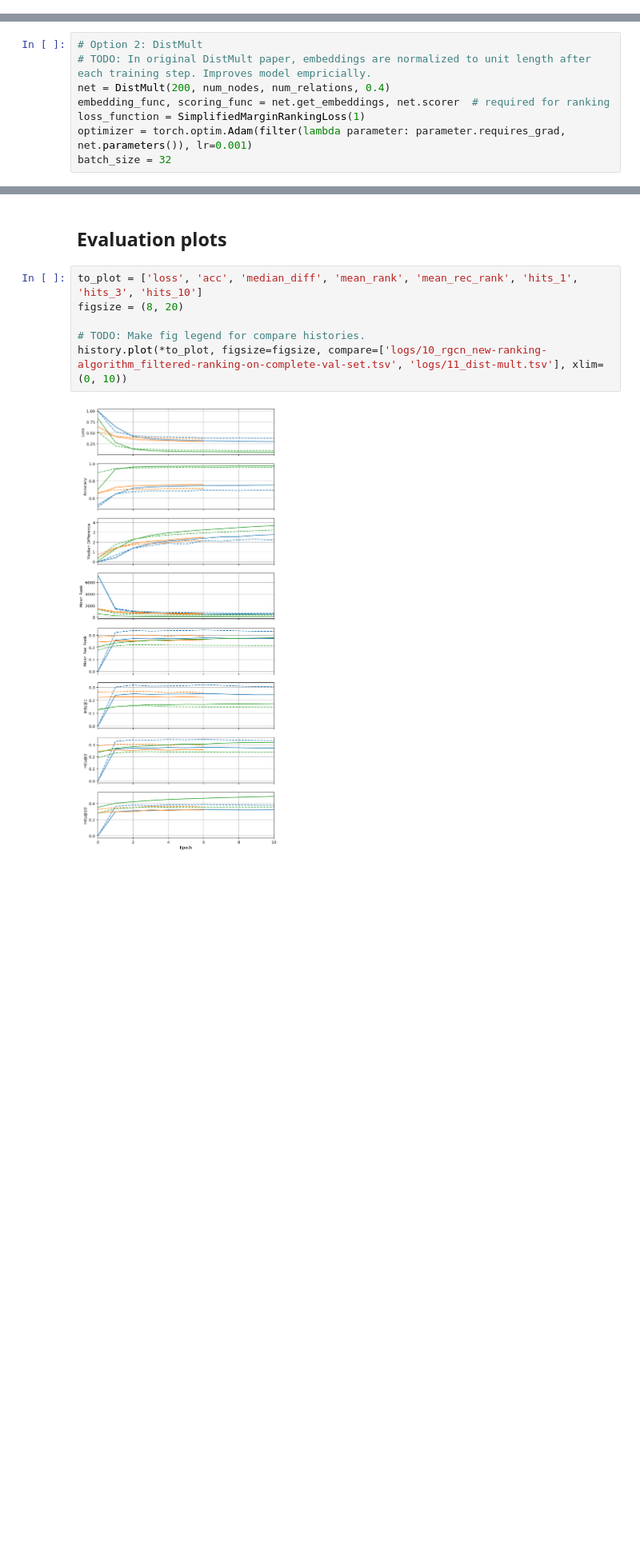
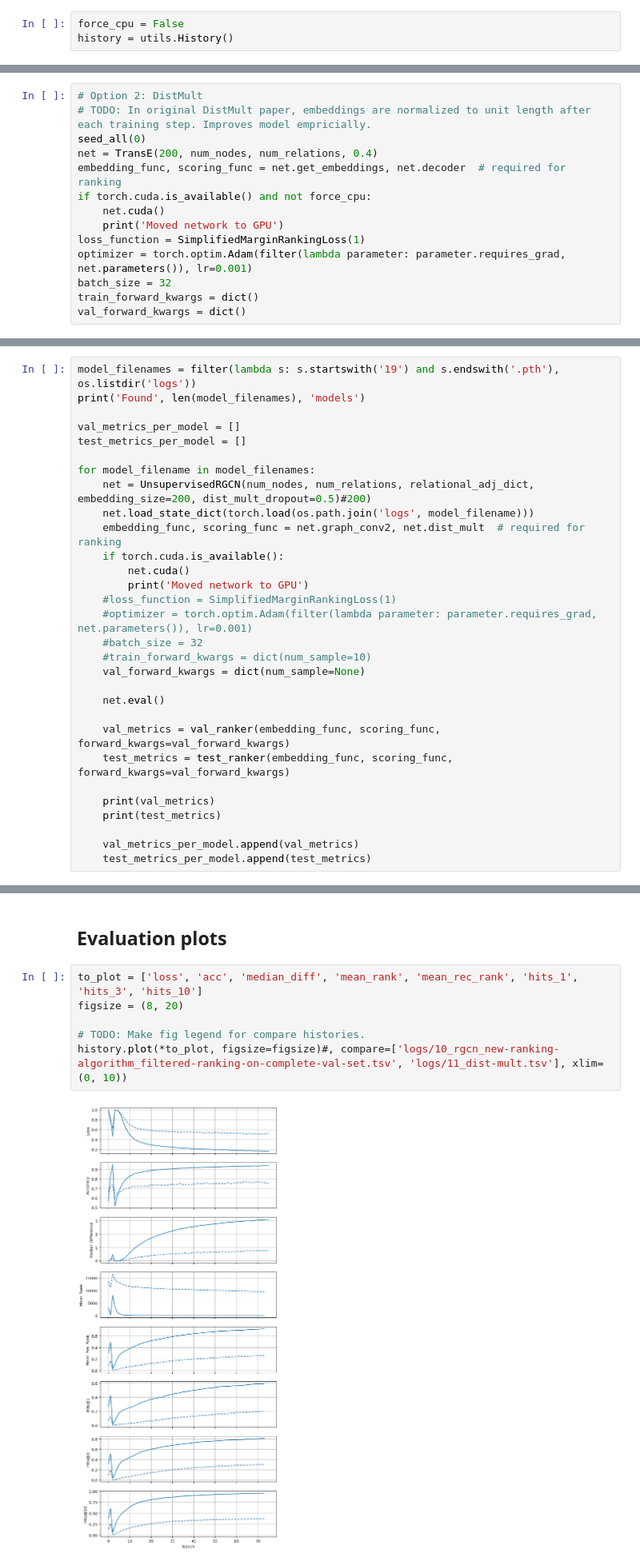
Before and after one commit to jrieke/sampled-rgcn, a Jupyter notebook: playground.ipynb, the cells around one changed output, grey strips where cells are left out. Shown at 80% size. Drawn from its saved outputs; the diff is of its cells as text; blank space fills up the shorter version.

```diff
--- a/playground.ipynb
+++ b/playground.ipynb
@@ -1562,2 +1741,5 @@ Object-corrupted triples: Found on average 37.21083547191331 triples that were a
+# %%
+force_cpu = False
+history = utils.History()
 # %%
 # Option 1: R-GCN
@@ -1571,8 +1760,14 @@ Initialized with OneHotEmbedding
 # %%
 # Option 2: DistMult
 # TODO: In original DistMult paper, embeddings are normalized to unit length after each training step. Improves model empricially.
-net = DistMult(200, num_nodes, num_relations, 0.4)
-embedding_func, scoring_func = net.get_embeddings, net.scorer  # required for ranking
+seed_all(0)
+net = TransE(200, num_nodes, num_relations, 0.4)
+embedding_func, scoring_func = net.get_embeddings, net.decoder  # required for ranking
+if torch.cuda.is_available() and not force_cpu:
+    net.cuda()
+    print('Moved network to GPU')
 loss_function = SimplifiedMarginRankingLoss(1)
 optimizer = torch.optim.Adam(filter(lambda parameter: parameter.requires_grad, net.parameters()), lr=0.001)
 batch_size = 32
+train_forward_kwargs = dict()
+val_forward_kwargs = dict()
@@ -1737,0 +2232,30 @@ If you're reading this message in another frontend (for example, a static render
+# %%
+model_filenames = filter(lambda s: s.startswith('19') and s.endswith('.pth'), os.listdir('logs'))
+print('Found', len(model_filenames), 'models')
+
+val_metrics_per_model = []
+test_metrics_per_model = []
+
+for model_filename in model_filenames:
+    net = UnsupervisedRGCN(num_nodes, num_relations, relational_adj_dict, embedding_size=200, dist_mult_dropout=0.5)#200)
+    net.load_state_dict(torch.load(os.path.join('logs', model_filename)))
+    embedding_func, scoring_func = net.graph_conv2, net.dist_mult  # required for ranking
+    if torch.cuda.is_available():
+        net.cuda()
+        print('Moved network to GPU')
+    #loss_function = SimplifiedMarginRankingLoss(1)
+    #optimizer = torch.optim.Adam(filter(lambda parameter: parameter.requires_grad, net.parameters()), lr=0.001)
+    #batch_size = 32
+    #train_forward_kwargs = dict(num_sample=10)
+    val_forward_kwargs = dict(num_sample=None)
+
+    net.eval()
+
+    val_metrics = val_ranker(embedding_func, scoring_func, forward_kwargs=val_forward_kwargs)
+    test_metrics = test_ranker(embedding_func, scoring_func, forward_kwargs=val_forward_kwargs)
+
+    print(val_metrics)
+    print(test_metrics)
+
+    val_metrics_per_model.append(val_metrics)
+    test_metrics_per_model.append(test_metrics)
@@ -1740,11 +3204,11 @@ If you're reading this message in another frontend (for example, a static render
 # %%
 to_plot = ['loss', 'acc', 'median_diff', 'mean_rank', 'mean_rec_rank', 'hits_1', 'hits_3', 'hits_10']
 figsize = (8, 20)
 
 # TODO: Make fig legend for compare histories.
-history.plot(*to_plot, figsize=figsize, compare=['logs/10_rgcn_new-ranking-algorithm_filtered-ranking-on-complete-val-set.tsv', 'logs/11_dist-mult.tsv'], xlim=(0, 10))
+history.plot(*to_plot, figsize=figsize)#, compare=['logs/10_rgcn_new-ranking-algorithm_filtered-ranking-on-complete-val-set.tsv', 'logs/11_dist-mult.tsv'], xlim=(0, 10))
 # %% [output]
-[figure, old version]
+[figure, new version]
 # %%
 history
 # %% [output]
```
Also changed, not shown: parts of 86 cells of this notebook, 1 other file.
